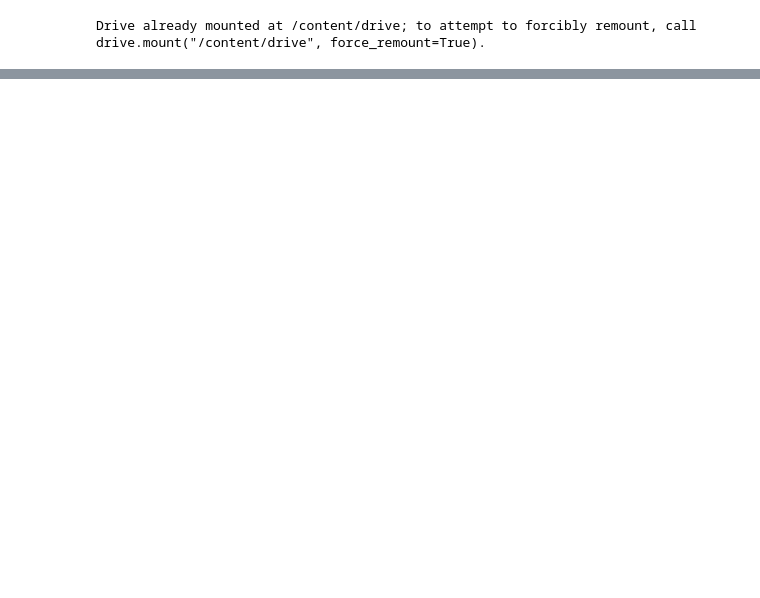
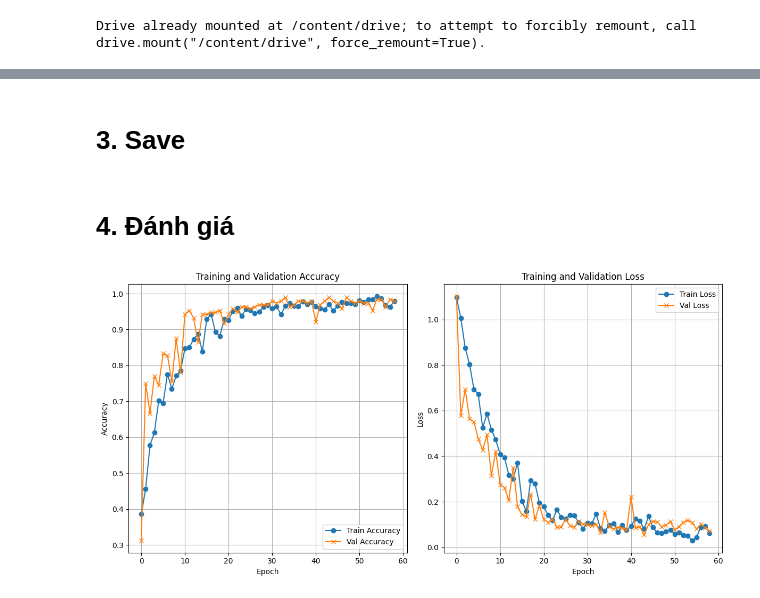
Before and after one commit to ldc-369/crop-disease-classification, a Jupyter notebook: train_model.ipynb, the cells around one changed output, grey strips where cells are left out. Cells and saved outputs as stored; diff of their text form; code cells hidden in the pictures; blank space fills up the shorter version.

```diff
--- a/train_model.ipynb
+++ b/train_model.ipynb
@@ -344,0 +87,8 @@ for images_tf, labels_tf in test_ds.take(1):
+# %%
+ds = ds.map(
+    lambda imgs, labels: (imgs, one_hot(indices=labels, depth=len(classes), dtype=tf.float32))
+)
+# %%
+for images, labels in ds.take(1):
+    print("Images shape:", images.shape)   # 4D
+    print("Labels encoded:", labels[:5])   # 2D: (rows, columns)
@@ -344,0 +145,12 @@ for images_tf, labels_tf in test_ds.take(1):
+# %%
+def augment_data(image, label):
+    image = tf.image.random_flip_left_right(image)
+    image = tf.image.random_brightness(image, max_delta=0.2)
+    image = tf.image.random_flip_up_down(image)
+    image = tf.image.random_contrast(image, lower=0.8, upper=1.2)
+    image = tf.image.random_saturation(image, lower=0.8, upper=1.2)
+    image = tf.image.random_hue(image, max_delta=0.1)
+    return image, label
+
+# train_ds = train_ds.map(augment_data, num_parallel_calls=tf.data.AUTOTUNE).prefetch(buffer_size=tf.data.AUTOTUNE).repeat()
+train_ds = train_ds.map(augment_data)
@@ -344,0 +230,2 @@ for images_tf, labels_tf in test_ds.take(1):
+# %% [markdown]
+# **3. Save**
@@ -344,0 +234,2 @@ for images_tf, labels_tf in test_ds.take(1):
+# %% [markdown]
+# **4. Đánh giá**
@@ -344,0 +238,31 @@ for images_tf, labels_tf in test_ds.take(1):
+# %%
+acc = history.history['accuracy']
+val_acc = history.history['val_accuracy']
+loss = history.history['loss']
+val_loss = history.history['val_loss']
+
+# Accuracy
+plt.figure(figsize=(12, 6))
+plt.subplot(1, 2, 1)
+plt.plot(history.history['accuracy'], label='Train Accuracy', marker='o')
+plt.plot(history.history['val_accuracy'], label='Val Accuracy', marker='x')
+plt.title('Training and Validation Accuracy')
+plt.xlabel('Epoch')
+plt.ylabel('Accuracy')
+plt.legend(loc='lower right')
+plt.grid(True)
+
+# Loss
+plt.subplot(1, 2, 2)
+plt.plot(history.history['loss'], label='Train Loss', marker='o')
+plt.plot(history.history['val_loss'], label='Val Loss', marker='x')
+plt.title('Training and Validation Loss')
+plt.xlabel('Epoch')
+plt.ylabel('Loss')
+plt.legend(loc='upper right')
+plt.grid(True)
+
+plt.tight_layout()
+plt.show()
+# %% [output]
+[figure, added]
```
Also changed, not shown: parts of 56 cells of this notebook, 15 other files.
